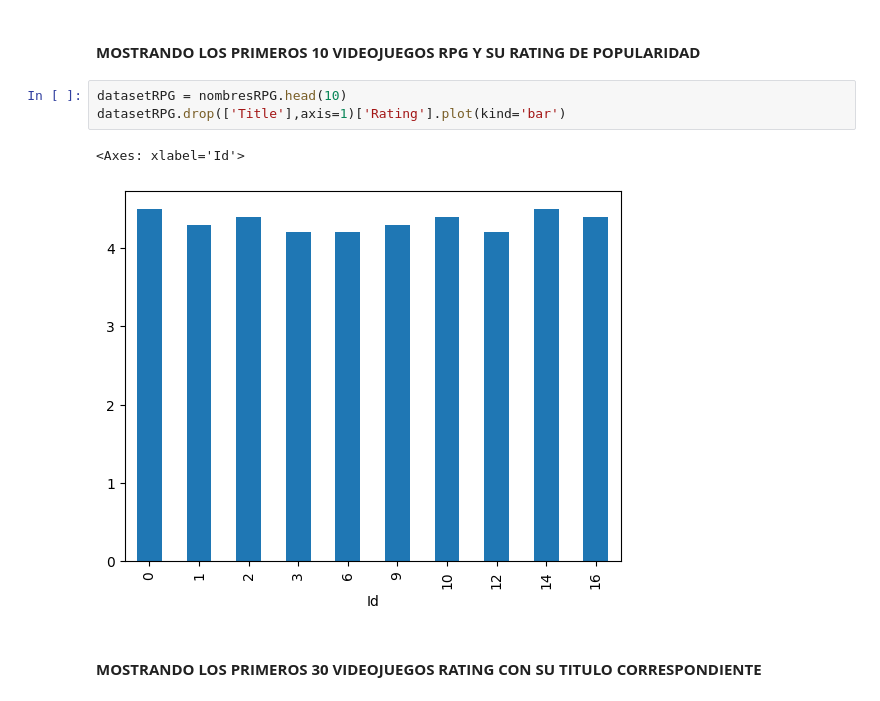
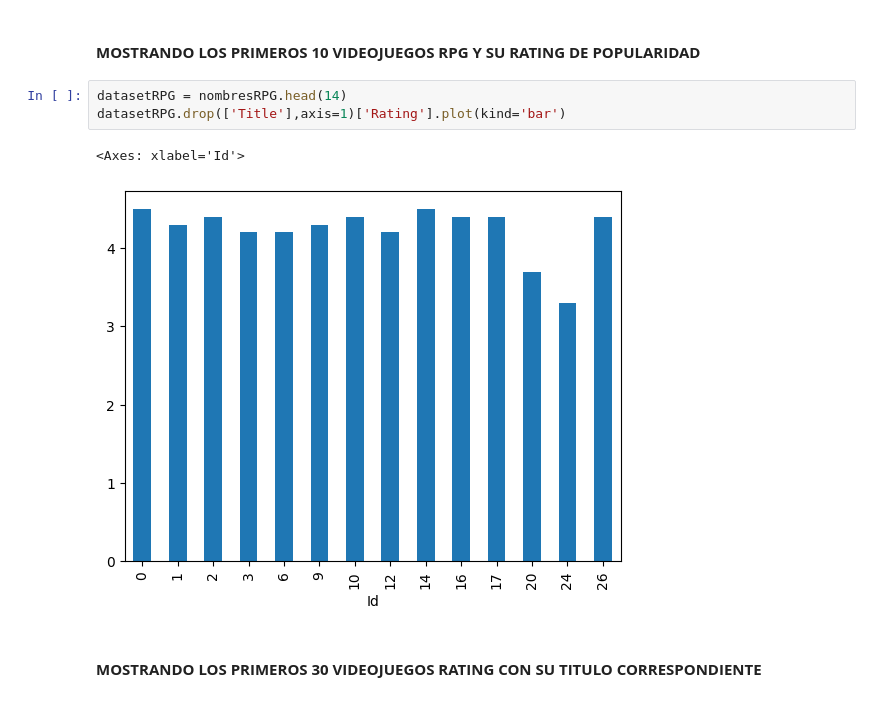
Before and after one commit to Boris1409/Python-semestre-1, a Jupyter notebook: Jupyter/04-pandas.ipynb, the cells around one changed output. Saved outputs shown, nothing was run; the diff lists cells and outputs as text.

```diff
--- a/Jupyter/04-pandas.ipynb
+++ b/Jupyter/04-pandas.ipynb
@@ -175,11 +181,11 @@ nombresRPG.isnull()
 # %% [markdown]
 <h4><b>MOSTRANDO LOS PRIMEROS 10 VIDEOJUEGOS RPG Y SU RATING DE POPULARIDAD</b></h4>
 # %%
-datasetRPG = nombresRPG.head(10)
+datasetRPG = nombresRPG.head(14)
 datasetRPG.drop(['Title'],axis=1)['Rating'].plot(kind='bar')
 # %% [output]
 <Axes: xlabel='Id'>
-[figure, old version]
+[figure, new version]
 # %% [markdown]
 <h4><b>MOSTRANDO LOS PRIMEROS 30 VIDEOJUEGOS RATING CON SU TITULO CORRESPONDIENTE</b></h4>
 # %%
```
Also changed, not shown: parts of 1 cell of this notebook.
